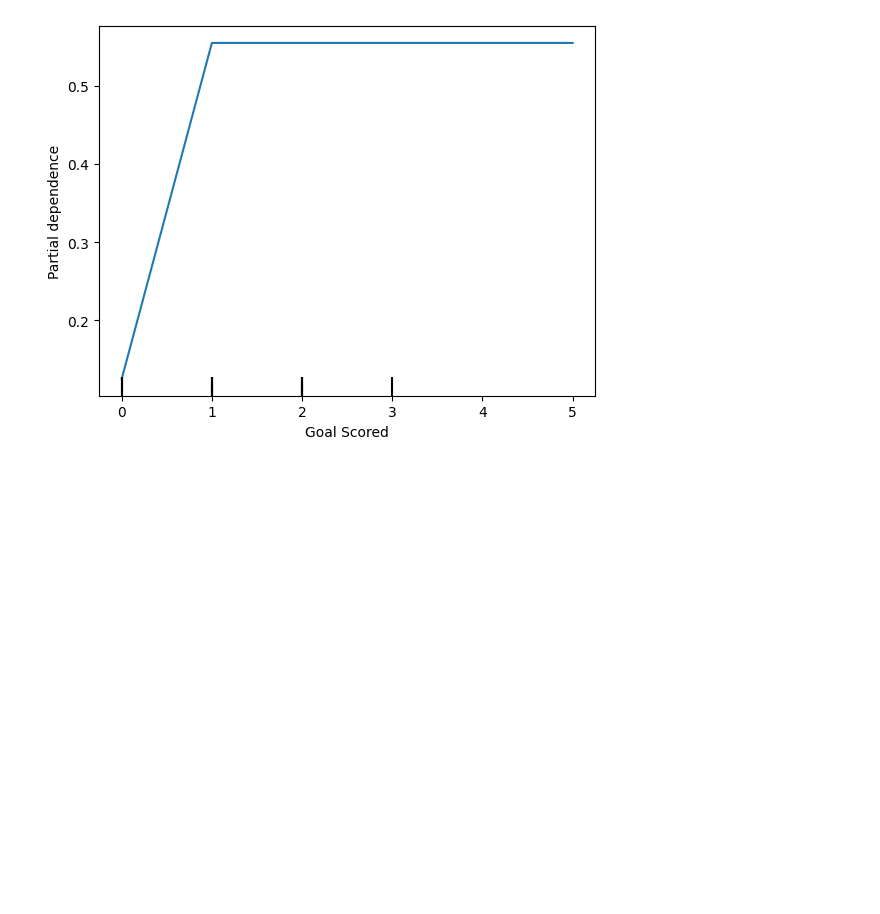
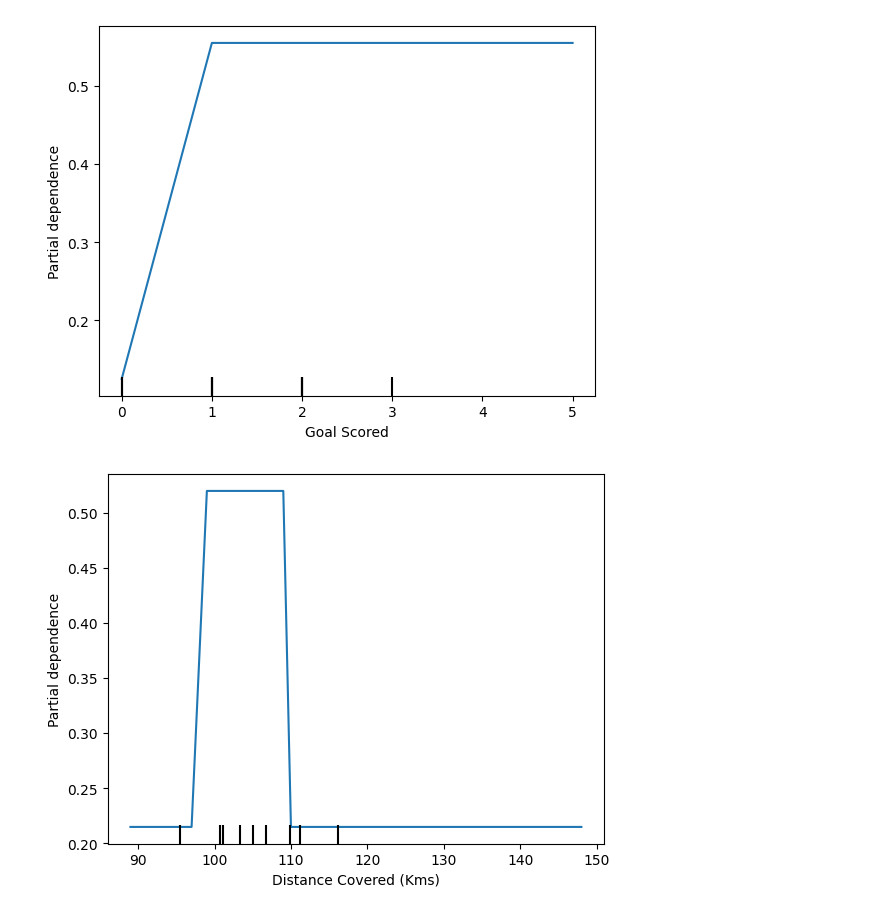
Before and after one commit to Grashch/Kaggle_tasks, a Jupyter notebook: Partial_Plots.ipynb, the cells around one changed output. Drawn from its saved outputs; the diff is of its cells as text; code cells hidden in the pictures; blank space fills up the shorter version.

```diff
--- a/Partial_Plots.ipynb
+++ b/Partial_Plots.ipynb
@@ -32,3 +32,9 @@ disp1 = PartialDependenceDisplay.from_estimator(tree_model, val_X, ['Goal Scored
 plt.show()
 # %% [output]
 [figure]
+# %%
+features_for_plot = 'Distance Covered (Kms)'
+disp2 = PartialDependenceDisplay.from_estimator(tree_model, val_X, [features_for_plot])
+plt.show()
+# %% [output]
+[figure, added]
```
Also changed, not shown: parts of 3 cells of this notebook.
